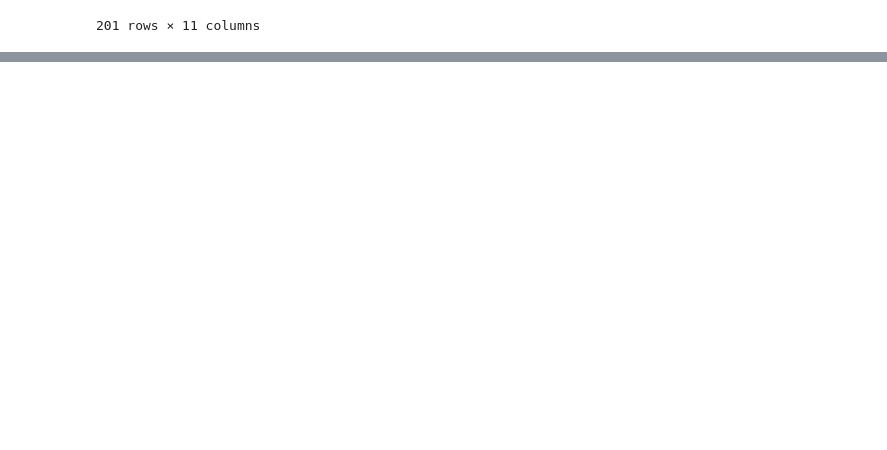
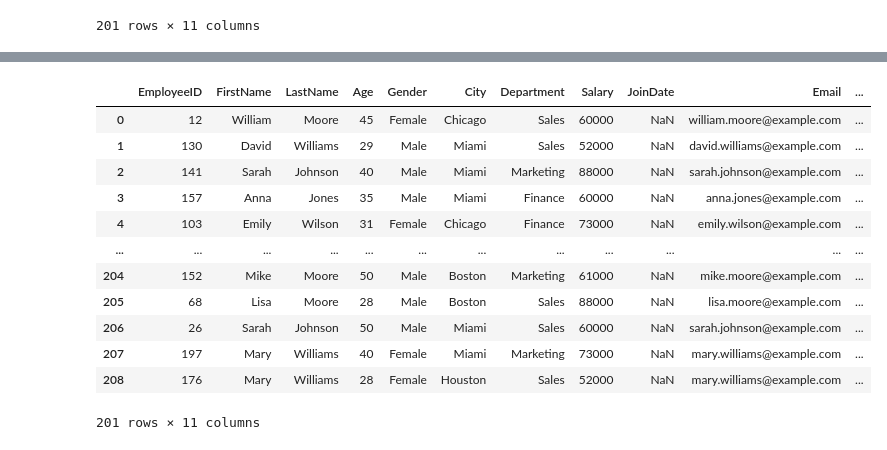
Before and after one commit to haripriya9647/Data_Cleaning, a Jupyter notebook: Practise/employee.ipynb, the cells around one changed output, grey strips where cells are left out. Saved outputs shown, nothing was run; the diff lists cells and outputs as text; code cells hidden in the pictures; blank space fills up the shorter version.

```diff
--- a/Practise/employee.ipynb
+++ b/Practise/employee.ipynb
@@ -107,0 +140,4 @@ df['JoinDate'] = pd.to_numeric(df['JoinDate'], errors='coerce')
+# %%
+df['Age']=df['Age'].astype(int)
+df['Salary'] = df['Salary'].astype(int)
+df.dtypes
@@ -107,0 +157,35 @@ df['JoinDate'] = pd.to_numeric(df['JoinDate'], errors='coerce')
+# %%
+import re
+df['PerformanceRating'].unique()
+
+
+def extract_age(PerformanceRating):
+    age_num = re.findall('[0-9]+', str(PerformanceRating))
+    if len(age_num) > 0:
+        return age_num[0]
+    else:
+        return PerformanceRating
+
+df['PerformanceRating'] = df['PerformanceRating'].apply(lambda x: extract_age(x))
+
+df['PerformanceRating'] = pd.to_numeric(df['PerformanceRating'], errors='coerce')
+df.loc[df['PerformanceRating']>5,'PerformanceRating']=float('nan')
+df['PerformanceRating'] = df['PerformanceRating'].fillna(
+    df['PerformanceRating'].median())
+
+df['PerformanceRating'].unique()
+df
+# %% [output]
+|  | EmployeeID | FirstName | LastName | Age | Gender | City | Department | Salary | JoinDate | Email | ... |
+| 0 | 12 | William | Moore | 45 | Female | Chicago | Sales | 60000 | NaN | william.moore@example.com | ... |
+| 1 | 130 | David | Williams | 29 | Male | Miami | Sales | 52000 | NaN | david.williams@example.com | ... |
+| 2 | 141 | Sarah | Johnson | 40 | Male | Miami | Marketing | 88000 | NaN | sarah.johnson@example.com | ... |
+| 3 | 157 | Anna | Jones | 35 | Male | Miami | Finance | 60000 | NaN | anna.jones@example.com | ... |
+| 4 | 103 | Emily | Wilson | 31 | Female | Chicago | Finance | 73000 | NaN | emily.wilson@example.com | ... |
+| ... | ... | ... | ... | ... | ... | ... | ... | ... | ... | ... | ... |
+| 204 | 152 | Mike | Moore | 50 | Male | Boston | Marketing | 61000 | NaN | mike.moore@example.com | ... |
+| 205 | 68 | Lisa | Moore | 28 | Male | Boston | Sales | 88000 | NaN | lisa.moore@example.com | ... |
+| 206 | 26 | Sarah | Johnson | 50 | Male | Miami | Sales | 60000 | NaN | sarah.johnson@example.com | ... |
+| 207 | 197 | Mary | Williams | 40 | Female | Miami | Marketing | 73000 | NaN | mary.williams@example.com | ... |
+| 208 | 176 | Mary | Williams | 28 | Female | Houston | Sales | 52000 | NaN | mary.williams@example.com | ... |
+201 rows × 11 columns
```
Also changed, not shown: parts of 12 cells of this notebook.
